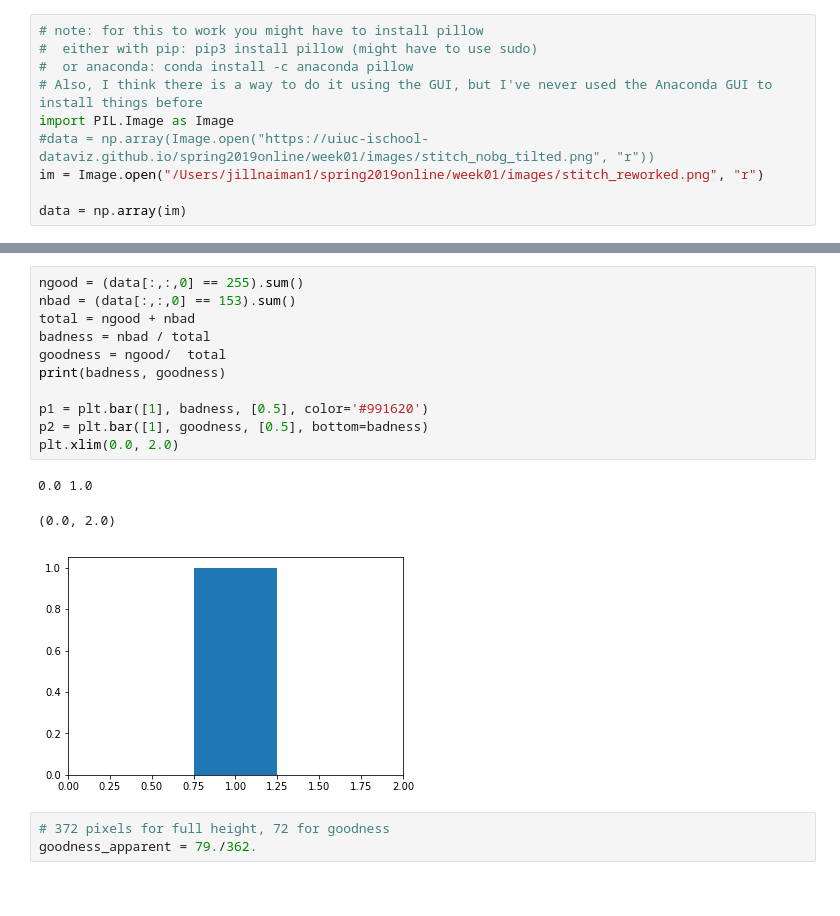
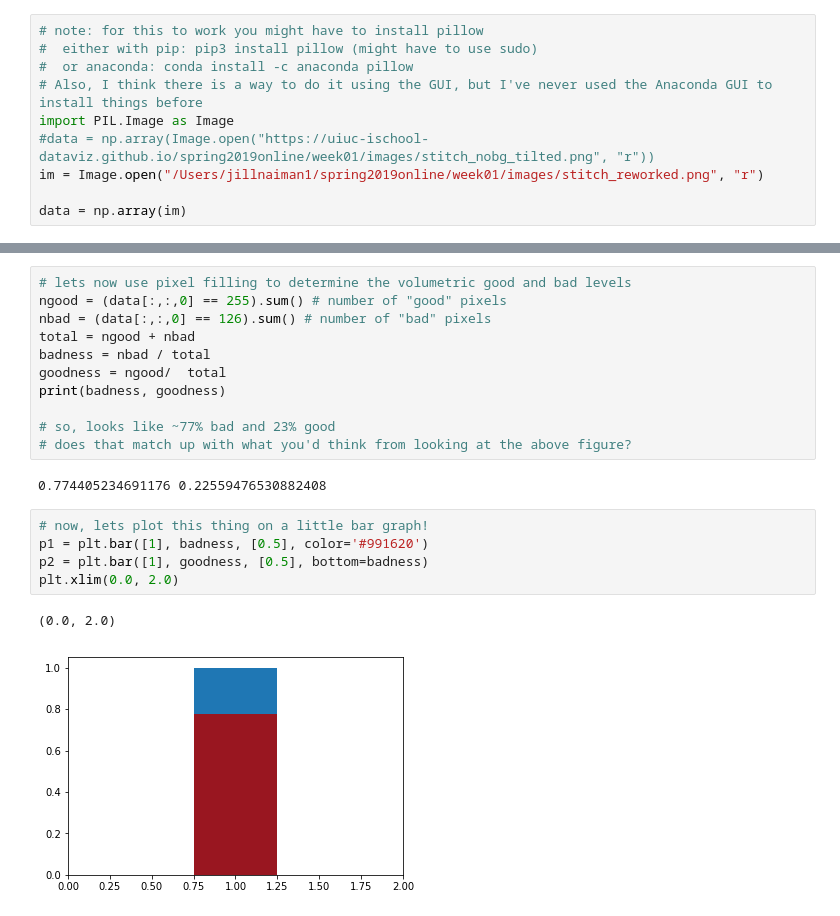
Before and after one commit to UIUC-iSchool-DataViz/spring2019online, a Jupyter notebook: week01/prep_notebook_week01_mine.ipynb, the cells around one changed output, grey strips where cells are left out. Drawn from its saved outputs; the diff is of its cells as text.

```diff
--- a/week01/prep_notebook_week01_mine.ipynb
+++ b/week01/prep_notebook_week01_mine.ipynb
@@ -591,18 +599,21 @@ array([  0, 126, 255], dtype=uint8)
+# %%
+# lets now use pixel filling to determine the volumetric good and bad levels
+ngood = (data[:,:,0] == 255).sum() # number of "good" pixels
+nbad = (data[:,:,0] == 126).sum() # number of "bad" pixels
+total = ngood + nbad
+badness = nbad / total
+goodness = ngood/  total
+print(badness, goodness)
+
+# so, looks like ~77% bad and 23% good
+# does that match up with what you'd think from looking at the above figure?
+# %% [output]
+0.774405234691176 0.22559476530882408
 # %%
-ngood = (data[:,:,0] == 255).sum()
-nbad = (data[:,:,0] == 153).sum()
-total = ngood + nbad
-badness = nbad / total
-goodness = ngood/  total
-print(badness, goodness)
-
+# now, lets plot this thing on a little bar graph!
 p1 = plt.bar([1], badness, [0.5], color='#991620')
 p2 = plt.bar([1], goodness, [0.5], bottom=badness)
 plt.xlim(0.0, 2.0)
 # %% [output]
-0.0 1.0
+(0.0, 2.0)
-(0.0, 2.0)
-[figure, old version]
+[figure, new version]
-# %%
-# 372 pixels for full height, 72 for goodness
-goodness_apparent = 79./362.
```
Also changed, not shown: parts of 8 cells of this notebook, 3 other files.
